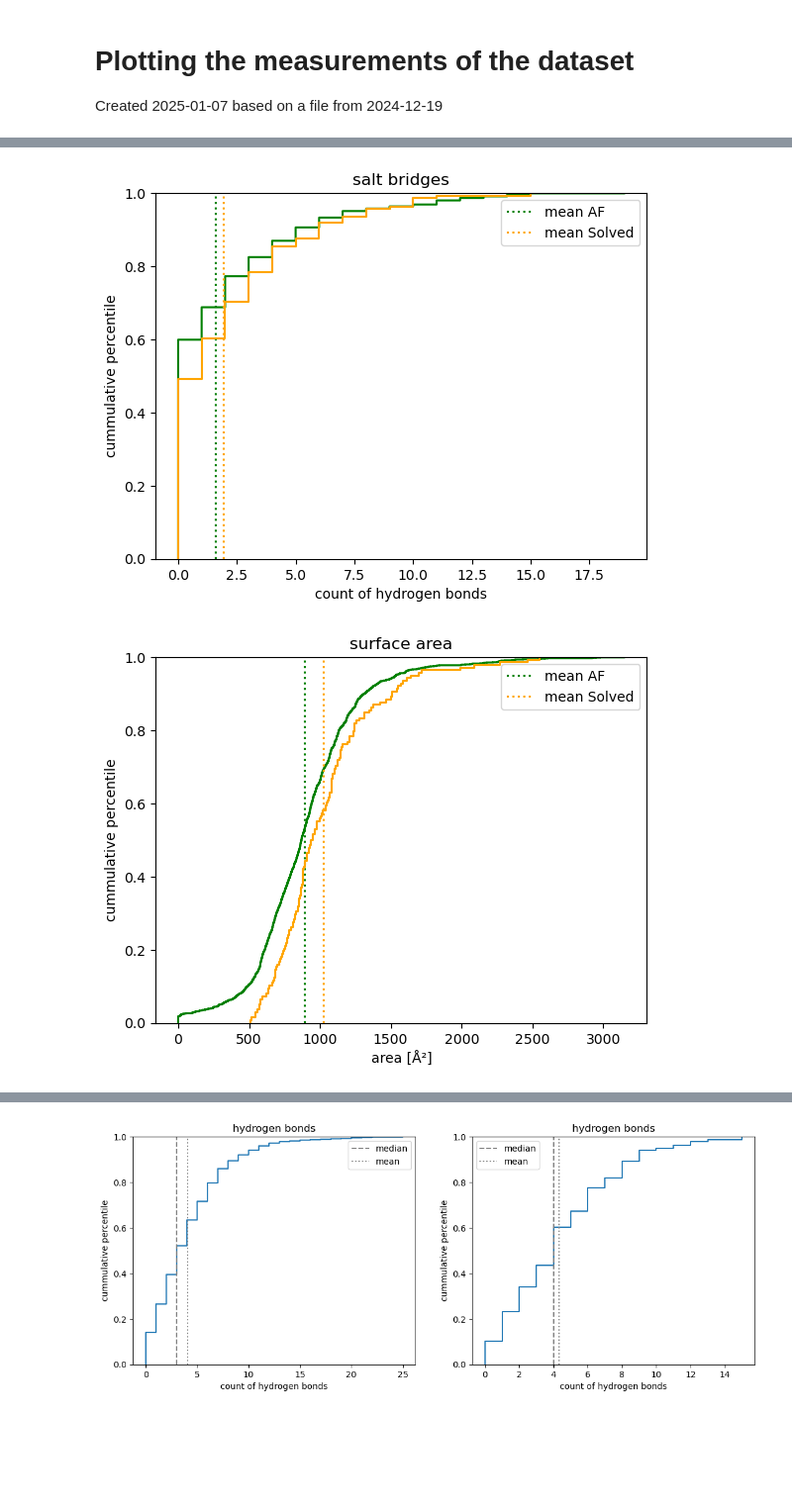
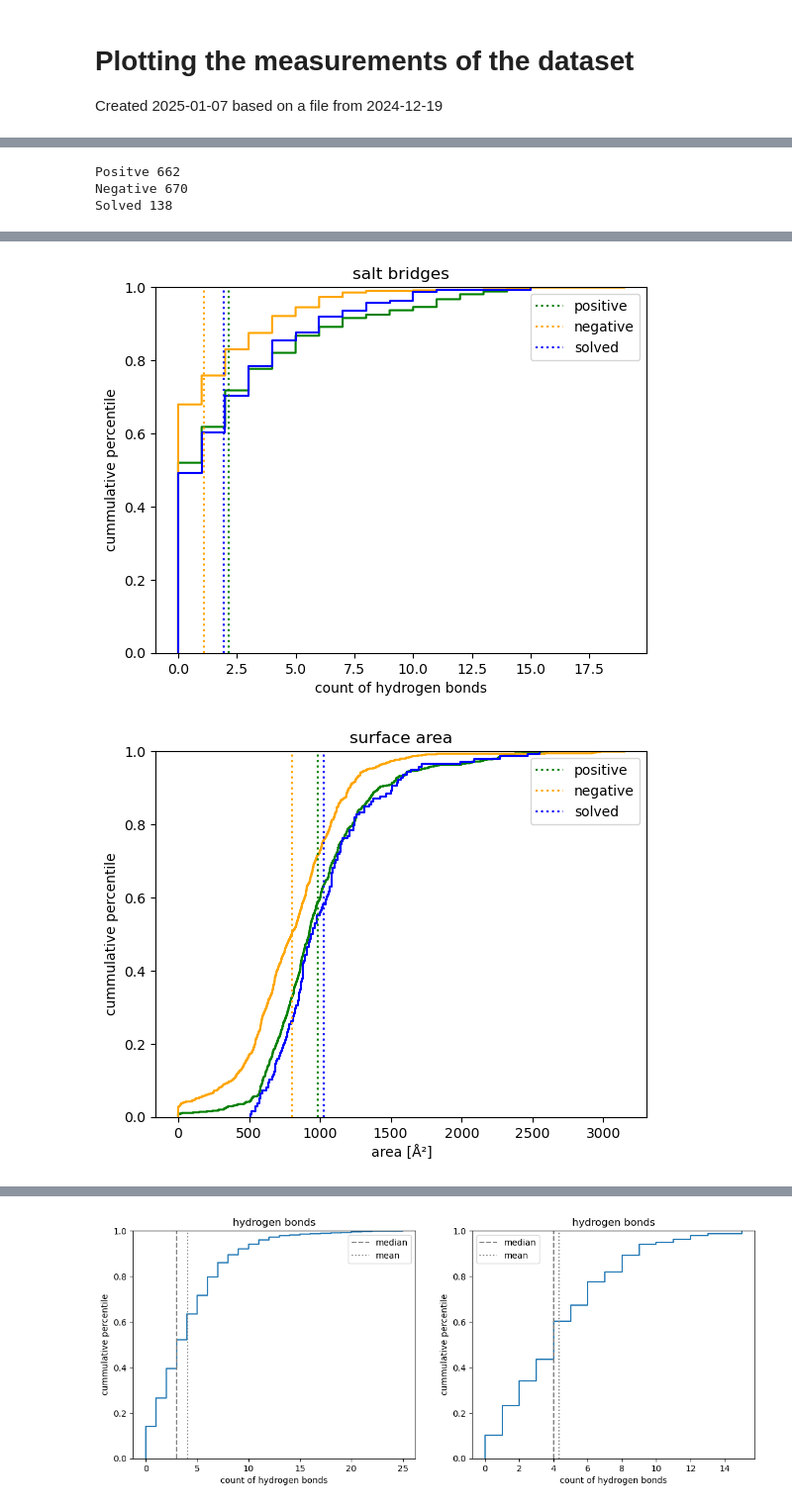
Before and after one commit to andreasmz/bachelorthesis, a Jupyter notebook: 2025-01 strucuture measurement/2025-01-07 measurements plots.ipynb, the cells around one changed output, grey strips where cells are left out. Shown at 99% size. Cells and saved outputs as stored; diff of their text form; code cells hidden in the pictures; blank space fills up the shorter version.

```diff
--- a/2025-01 strucuture measurement/2025-01-07 measurements plots.ipynb
+++ b/2025-01 strucuture measurement/2025-01-07 measurements plots.ipynb
@@ -78,15 +90,28 @@ predictionAF
+# %%
+# Filter by num mutations
+dataAF_positive = dataAF[dataAF["num_mutation_in_motif"] == "Positive"]
+dataAF_negative = dataAF[dataAF["num_mutation_in_motif"] == "Negative"]
+print("Positve", len(dataAF_positive))
+print("Negative", len(dataAF_negative))
+print("Solved", len(measureSolved))
+# %% [output]
+Positve 662
+Negative 670
+Solved 138
 # %%
-def plotCummulative(column, title, ylabel, xlabel):
+def plotCummulative(column, title, ylabel, xlabel, norm=False):
     plt.title(title)
-    d = dataAF[column]
-    d = d[~np.isnan(d)]
-    plt.ecdf(d, color="green")
-    #plt.vlines(np.median(d), ymin=0, ymax=1, label="median", colors="green", linestyles="dashed")
-    plt.vlines(np.mean(d), ymin=0, ymax=1, label="mean AF", colors="green", linestyles="dotted")
-    d = dataSolved[column]
-    plt.ecdf(d, color="orange")
-    #plt.vlines(np.median(d), ymin=0, ymax=1, label="median", colors="orange", linestyles="dashed")
-    plt.vlines(np.mean(d), ymin=0, ymax=1, label="mean Solved", colors="orange", linestyles="dotted")
+    pos = dataAF_positive[column].dropna()
+    neg = dataAF_negative[column].dropna()
+    sol = measureSolved[column].dropna()
+
+
+    plt.ecdf(pos, color="green")
+    plt.ecdf(neg, color="orange")
+    plt.ecdf(sol, color="blue")
+    plt.vlines(np.mean(pos), ymin=0, ymax=1, label="positive", colors="green", linestyles="dotted")
+    plt.vlines(np.mean(neg), ymin=0, ymax=1, label="negative", colors="orange", linestyles="dotted")
+    plt.vlines(np.mean(sol), ymin=0, ymax=1, label="solved", colors="blue", linestyles="dotted")
     plt.ylabel(ylabel)
     plt.xlabel(xlabel)
     plt.legend()
@@ -101,2 +126,2 @@ plotCummulative("hydrophobic_interactions", "hydrophobic interactions", "cummula
-[figure, old version]
+[figure, new version]
-[figure, old version]
+[figure, new version]
```
Also changed, not shown: parts of 5 cells of this notebook, 2 other files.
